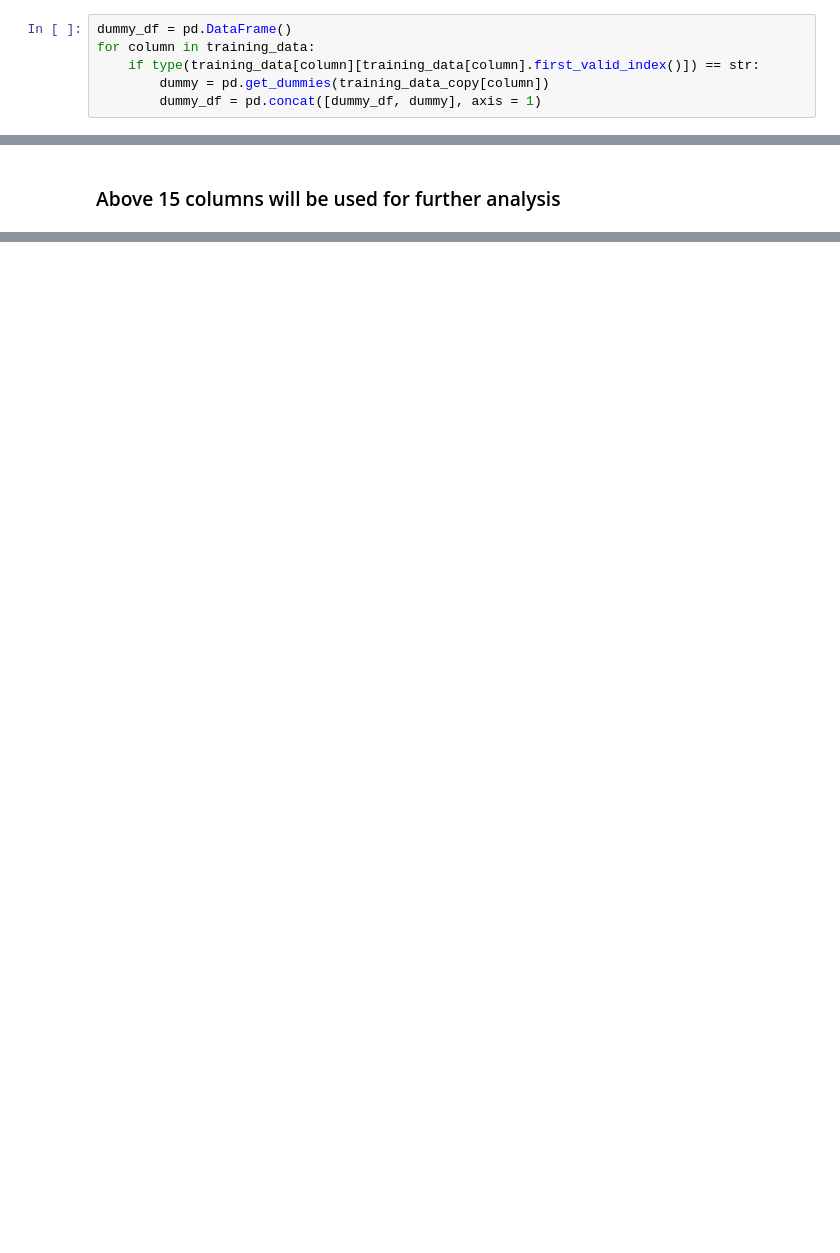
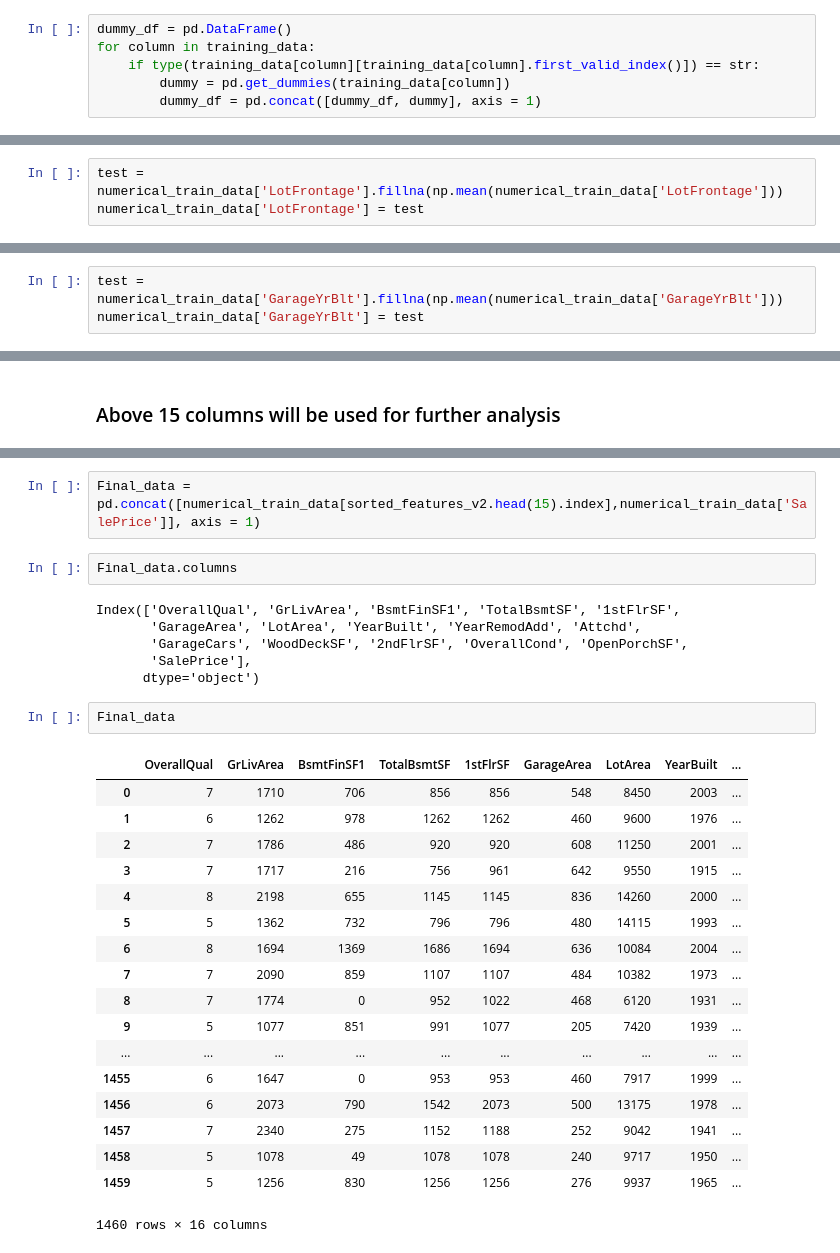
Before and after one commit to m-a-mneimne/Kaggle_House_Prices, a Jupyter notebook: SF_Project1_HousePrices_DataExploration2.ipynb, the cells around one changed output, grey strips where cells are left out. Cells and saved outputs as stored; diff of their text form; blank space fills up the shorter version.

Commit message:
Extracted 15 important features for data analysis based on results of decision Tree

```diff
--- a/SF_Project1_HousePrices_DataExploration2.ipynb
+++ b/SF_Project1_HousePrices_DataExploration2.ipynb
@@ -99,5 +59,5 @@ There are 37 numerical columns and 44 categorical. This adds up to 81 and should
 dummy_df = pd.DataFrame()
 for column in training_data:
     if type(training_data[column][training_data[column].first_valid_index()]) == str:
-        dummy = pd.get_dummies(training_data_copy[column])
+        dummy = pd.get_dummies(training_data[column])
         dummy_df = pd.concat([dummy_df, dummy], axis = 1)
@@ -168,0 +123,3 @@ numerical_train_data['MasVnrArea'] = test
+# %%
+test = numerical_train_data['LotFrontage'].fillna(np.mean(numerical_train_data['LotFrontage']))
+numerical_train_data['LotFrontage'] = test
@@ -169,3 +130,6 @@ numerical_train_data['MasVnrArea'] = test
+# %%
+test = numerical_train_data['GarageYrBlt'].fillna(np.mean(numerical_train_data['GarageYrBlt']))
+numerical_train_data['GarageYrBlt'] = test
 # %% [markdown]
 # Regression Decision Tree Test
 # %%
@@ -349,0 +300,31 @@ merged_df.sort_values('v2', ascending = False).head(15)
+# %%
+Final_data = pd.concat([numerical_train_data[sorted_features_v2.head(15).index],numerical_train_data['SalePrice']], axis = 1)
+# %%
+Final_data.columns
+# %% [output]
+Index(['OverallQual', 'GrLivArea', 'BsmtFinSF1', 'TotalBsmtSF', '1stFlrSF',
+       'GarageArea', 'LotArea', 'YearBuilt', 'YearRemodAdd', 'Attchd',
+       'GarageCars', 'WoodDeckSF', '2ndFlrSF', 'OverallCond', 'OpenPorchSF',
+       'SalePrice'],
+      dtype='object')
+# %%
+Final_data
+# %% [output]
+|  | OverallQual | GrLivArea | BsmtFinSF1 | TotalBsmtSF | 1stFlrSF | GarageArea | LotArea | YearBuilt | ... |
+| 0 | 7 | 1710 | 706 | 856 | 856 | 548 | 8450 | 2003 | ... |
+| 1 | 6 | 1262 | 978 | 1262 | 1262 | 460 | 9600 | 1976 | ... |
+| 2 | 7 | 1786 | 486 | 920 | 920 | 608 | 11250 | 2001 | ... |
+| 3 | 7 | 1717 | 216 | 756 | 961 | 642 | 9550 | 1915 | ... |
+| 4 | 8 | 2198 | 655 | 1145 | 1145 | 836 | 14260 | 2000 | ... |
+| 5 | 5 | 1362 | 732 | 796 | 796 | 480 | 14115 | 1993 | ... |
+| 6 | 8 | 1694 | 1369 | 1686 | 1694 | 636 | 10084 | 2004 | ... |
+| 7 | 7 | 2090 | 859 | 1107 | 1107 | 484 | 10382 | 1973 | ... |
+| 8 | 7 | 1774 | 0 | 952 | 1022 | 468 | 6120 | 1931 | ... |
+| 9 | 5 | 1077 | 851 | 991 | 1077 | 205 | 7420 | 1939 | ... |
+| ... | ... | ... | ... | ... | ... | ... | ... | ... | ... |
+| 1455 | 6 | 1647 | 0 | 953 | 953 | 460 | 7917 | 1999 | ... |
+| 1456 | 6 | 2073 | 790 | 1542 | 2073 | 500 | 13175 | 1978 | ... |
+| 1457 | 7 | 2340 | 275 | 1152 | 1188 | 252 | 9042 | 1941 | ... |
+| 1458 | 5 | 1078 | 49 | 1078 | 1078 | 240 | 9717 | 1950 | ... |
+| 1459 | 5 | 1256 | 830 | 1256 | 1256 | 276 | 9937 | 1965 | ... |
+1460 rows × 16 columns
```
Also changed, not shown: parts of 31 cells of this notebook, 2 other files.
